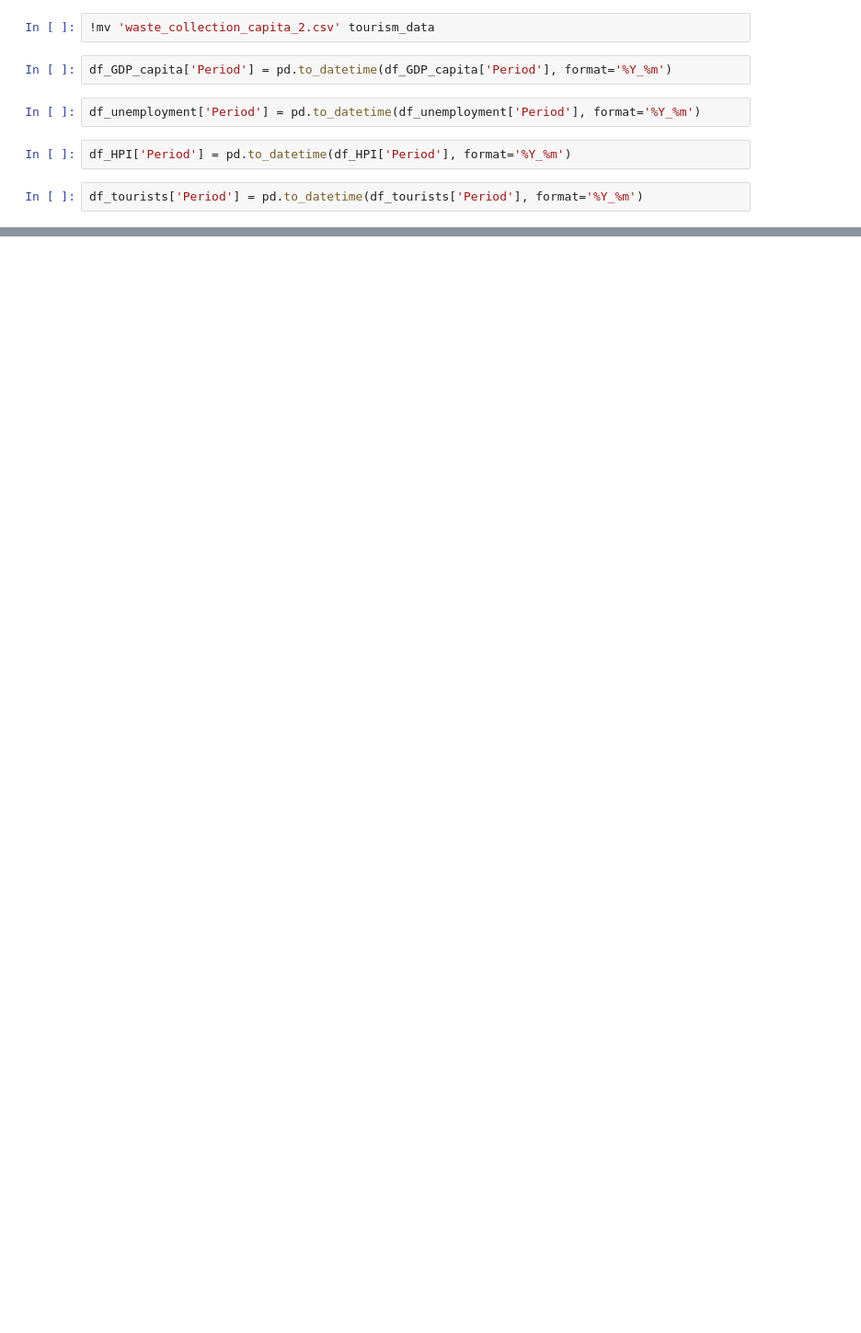
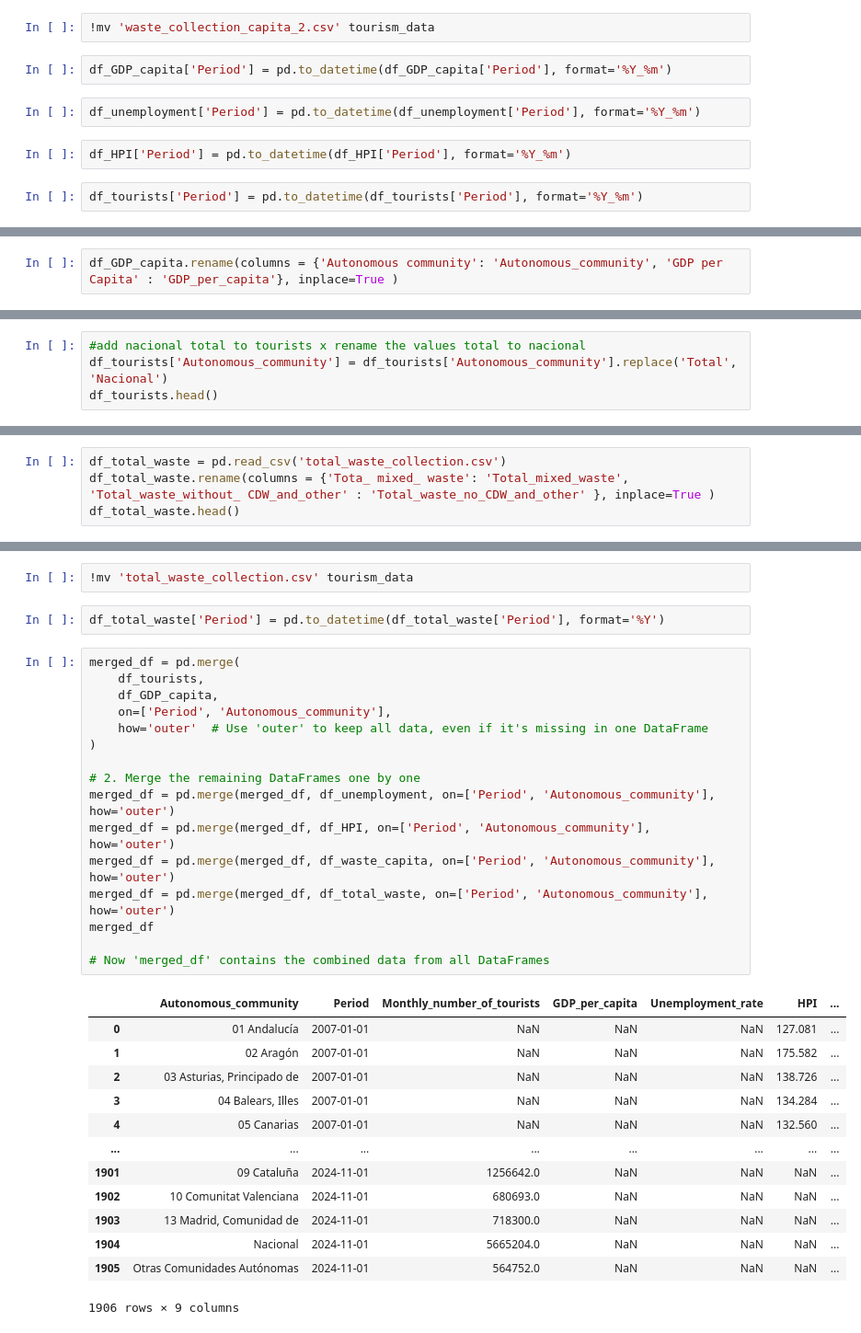
Before and after one commit to haruhiysd/QM-Group-Project, a Jupyter notebook: Merging_datasets.ipynb, the cells around one changed output, grey strips where cells are left out. Shown at 92% size. Saved outputs shown, nothing was run; the diff lists cells and outputs as text; blank space fills up the shorter version.

```diff
--- a/Merging_datasets.ipynb
+++ b/Merging_datasets.ipynb
@@ -187,0 +191,2 @@ ValueError: cannot reindex on an axis with duplicate labels
+# %%
+df_GDP_capita.rename(columns = {'Autonomous community': 'Autonomous_community', 'GDP per Capita' : 'GDP_per_capita'}, inplace=True )
@@ -187,0 +217,4 @@ ValueError: cannot reindex on an axis with duplicate labels
+# %%
+#add nacional total to tourists x rename the values total to nacional
+df_tourists['Autonomous_community'] = df_tourists['Autonomous_community'].replace('Total', 'Nacional')
+df_tourists.head()
@@ -187,0 +255,4 @@ ValueError: cannot reindex on an axis with duplicate labels
+# %%
+df_total_waste = pd.read_csv('total_waste_collection.csv')
+df_total_waste.rename(columns = {'Tota_ mixed_ waste': 'Total_mixed_waste', 'Total_waste_without_ CDW_and_other' : 'Total_waste_no_CDW_and_other' }, inplace=True )
+df_total_waste.head()
@@ -187,0 +266,34 @@ ValueError: cannot reindex on an axis with duplicate labels
+# %%
+!mv 'total_waste_collection.csv' tourism_data
+# %%
+df_total_waste['Period'] = pd.to_datetime(df_total_waste['Period'], format='%Y')
+# %%
+merged_df = pd.merge(
+    df_tourists,
+    df_GDP_capita,
+    on=['Period', 'Autonomous_community'],
+    how='outer'  # Use 'outer' to keep all data, even if it's missing in one DataFrame
+)
+
+# 2. Merge the remaining DataFrames one by one
+merged_df = pd.merge(merged_df, df_unemployment, on=['Period', 'Autonomous_community'], how='outer')
+merged_df = pd.merge(merged_df, df_HPI, on=['Period', 'Autonomous_community'], how='outer')
+merged_df = pd.merge(merged_df, df_waste_capita, on=['Period', 'Autonomous_community'], how='outer')
+merged_df = pd.merge(merged_df, df_total_waste, on=['Period', 'Autonomous_community'], how='outer')
+merged_df
+
+# Now 'merged_df' contains the combined data from all DataFrames
+# %% [output]
+|  | Autonomous_community | Period | Monthly_number_of_tourists | GDP_per_capita | Unemployment_rate | HPI | ... |
+| 0 | 01 Andalucía | 2007-01-01 | NaN | NaN | NaN | 127.081 | ... |
+| 1 | 02 Aragón | 2007-01-01 | NaN | NaN | NaN | 175.582 | ... |
+| 2 | 03 Asturias, Principado de | 2007-01-01 | NaN | NaN | NaN | 138.726 | ... |
+| 3 | 04 Balears, Illes | 2007-01-01 | NaN | NaN | NaN | 134.284 | ... |
+| 4 | 05 Canarias | 2007-01-01 | NaN | NaN | NaN | 132.560 | ... |
+| ... | ... | ... | ... | ... | ... | ... | ... |
+| 1901 | 09 Cataluña | 2024-11-01 | 1256642.0 | NaN | NaN | NaN | ... |
+| 1902 | 10 Comunitat Valenciana | 2024-11-01 | 680693.0 | NaN | NaN | NaN | ... |
+| 1903 | 13 Madrid, Comunidad de | 2024-11-01 | 718300.0 | NaN | NaN | NaN | ... |
+| 1904 | Nacional | 2024-11-01 | 5665204.0 | NaN | NaN | NaN | ... |
+| 1905 | Otras Comunidades Autónomas | 2024-11-01 | 564752.0 | NaN | NaN | NaN | ... |
+1906 rows × 9 columns
```
Also changed, not shown: parts of 22 cells of this notebook.
